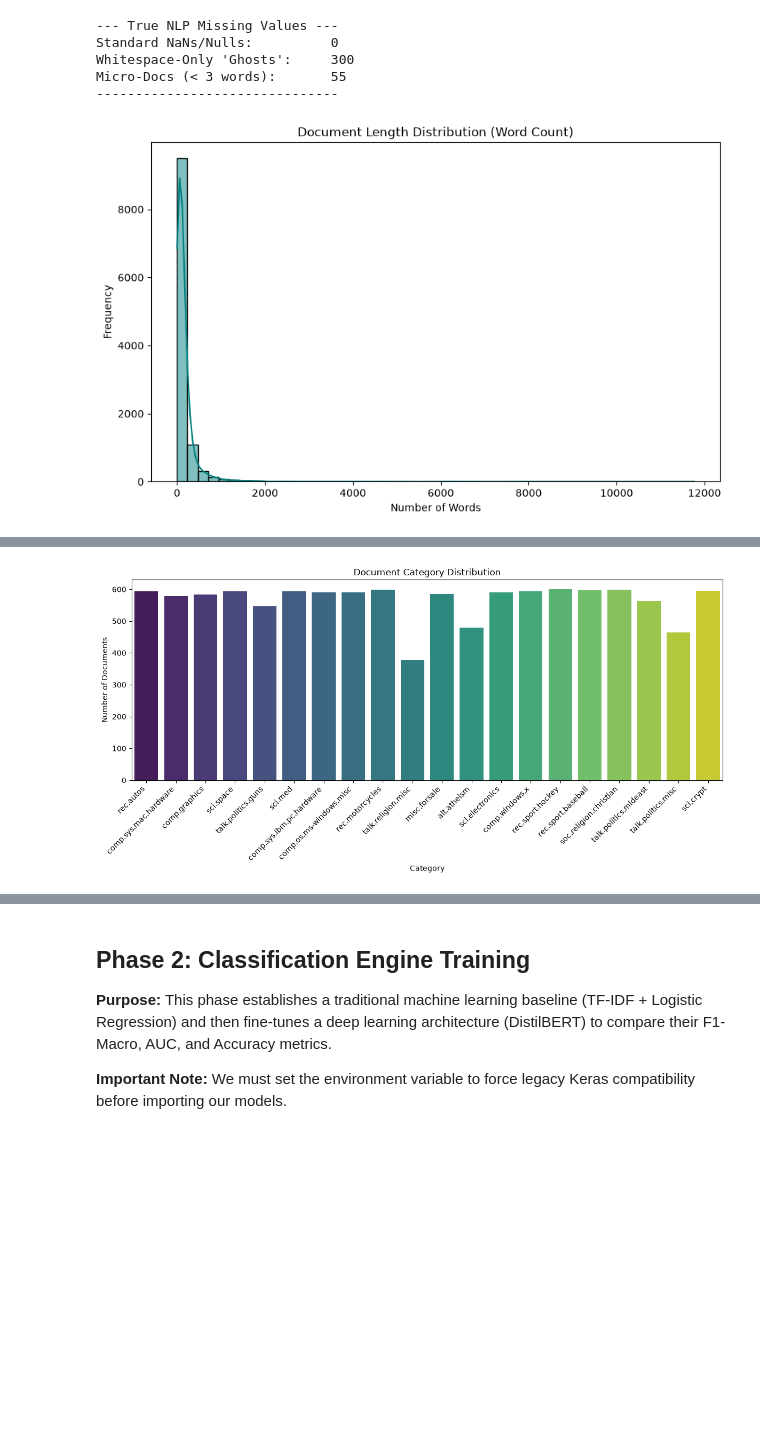
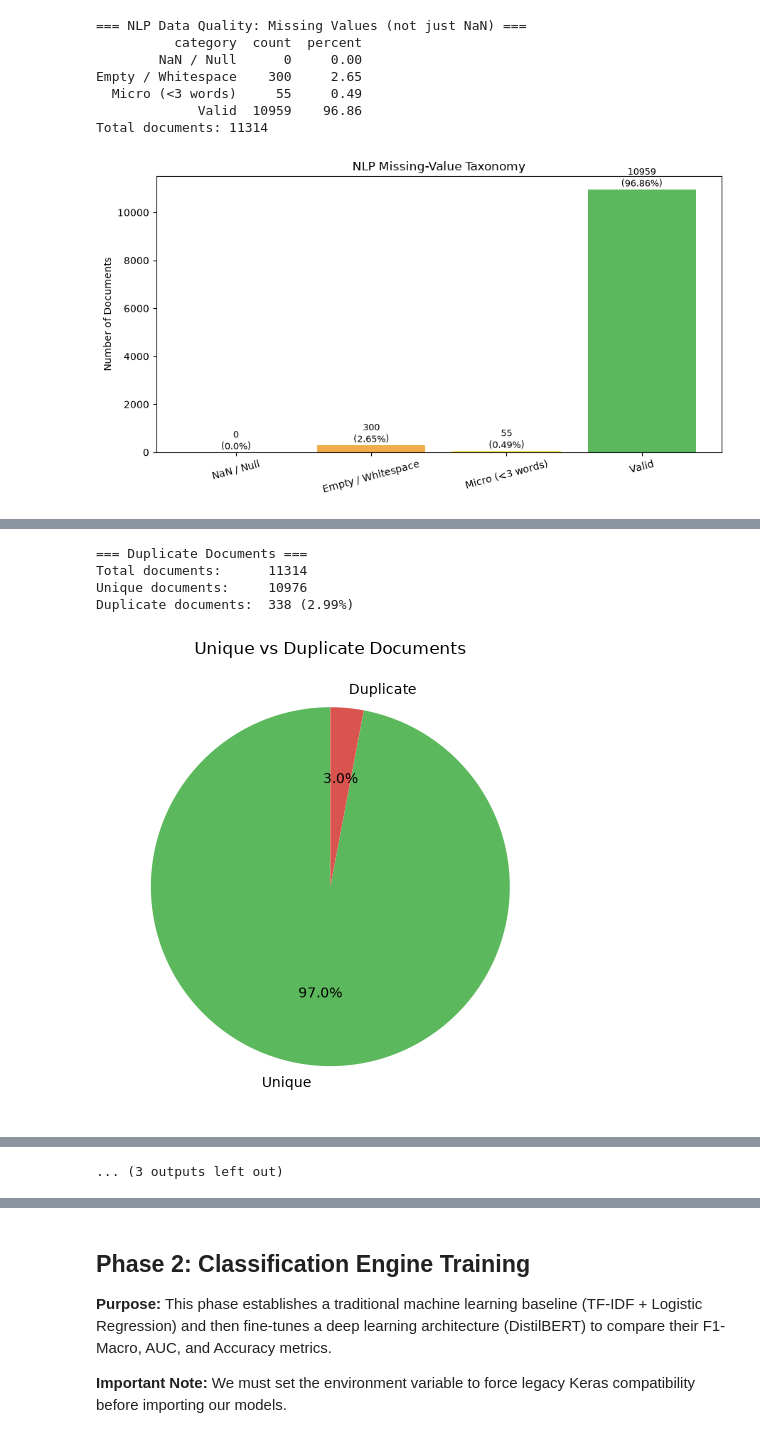
Before and after one commit to mahdikheirkhah/document-categorization, a Jupyter notebook: notebooks/EDA_and_Training.ipynb.ipynb, the cells around one changed output, grey strips where cells are left out. Cells and saved outputs as stored; diff of their text form; code cells hidden in the pictures; blank space fills up the shorter version.

Commit message:
data: better cleaning

```diff
--- a/notebooks/EDA_and_Training.ipynb.ipynb
+++ b/notebooks/EDA_and_Training.ipynb.ipynb
@@ -129,21 +367,21 @@ class TextExploratoryAnalyzer:
 try:
     logger.info("Starting Data Loading process...")
 
-    # 1. Switch to the recommended 20 Newsgroups Dataset
-    loader = HuggingFaceCorpusLoader(
-        dataset_name="SetFit/20_newsgroups",
-        split="train"
-    )
-    raw_df = loader.load_data()
+    # 1. Load the English 20 Newsgroups corpus through our OOP data-fetching layer.
+    #    Returns the standardized schema: text | label | label_text | language
+    fetcher = EnglishNewsgroupsFetcher(dataset_name="SetFit/20_newsgroups", split="train")
+    raw_df = fetcher.fetch()
+    logger.info(f"Loaded corpus shape {raw_df.shape} with columns {list(raw_df.columns)}.")
 
-    # 2. Initialize OOP Analyzer
+    # 2. Initialize the OOP analyzer
     analyzer = TextExploratoryAnalyzer(raw_df)
 
-    # 3. Perform EDA on the specific columns used by the 20 Newsgroups dataset
-    # 'text' holds the documents, 'label_text' holds the 20 category names
-    analyzer.analyze_missing_values(text_col='text')
-    analyzer.analyze_document_length_skewness(text_col='text')
-    analyzer.plot_class_distribution(target_col='label_text')
+    # 3. Data-quality + distribution report
+    analyzer.analyze_missing_values(text_col="text")               # NaN, ghosts, micro-docs
+    analyzer.analyze_duplicates(text_col="text")                   # exact duplicate documents
+    analyzer.analyze_document_length_distribution(text_col="text") # distribution + IQR outliers
+    analyzer.plot_class_distribution(target_col="label_text")      # which categories dominate
+    analyzer.plot_language_distribution(lang_col="language")       # language breakdown (multi-lang ready)
 
 except Exception as main_err:
     logger.error(f"EDA Pipeline execution failed: {main_err}")
@@ -158,6 +399,8 @@ Repo card metadata block was not found. Setting CardData to empty.
---- True NLP Missing Values ---
-Standard NaNs/Nulls:          0
-Whitespace-Only 'Ghosts':     300
-Micro-Docs (< 3 words):       55
--------------------------------
+=== NLP Data Quality: Missing Values (not just NaN) ===
+          category  count  percent
+        NaN / Null      0     0.00
+Empty / Whitespace    300     2.65
+  Micro (<3 words)     55     0.49
+             Valid  10959    96.86
+Total documents: 11314
-[figure, old version]
+[figure, new version]
@@ -165 +408,5 @@ Micro-Docs (< 3 words):       55
+=== Duplicate Documents ===
+Total documents:      11314
+Unique documents:     10976
+Duplicate documents:  338 (2.99%)
-[figure, old version]
+[figure, new version]
@@ -166,0 +449 @@ Micro-Docs (< 3 words):       55
+... (3 outputs left out)
```
Also changed, not shown: parts of 10 cells of this notebook, 11 other files.
